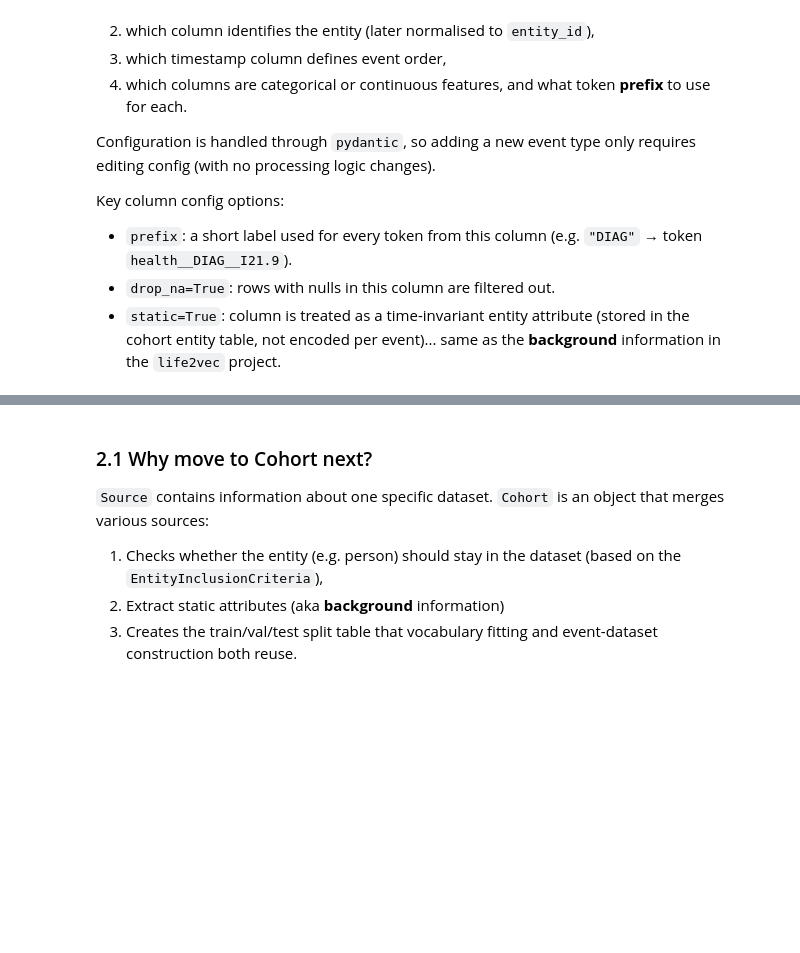
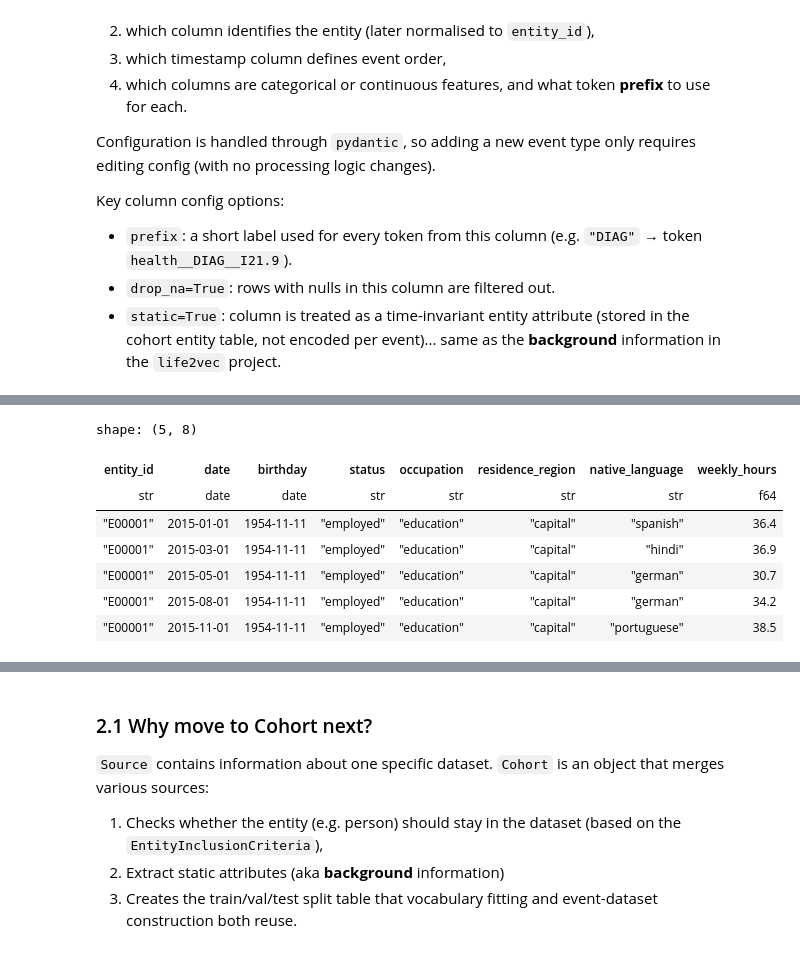
Before and after one commit to carlomarxdk/tab2seq, a Jupyter notebook: examples/synthetic_source.ipynb, the cells around one changed output, grey strips where cells are left out. Saved outputs shown, nothing was run; the diff lists cells and outputs as text; code cells hidden in the pictures; blank space fills up the shorter version.

Commit message:
Support for the full static sources (#10)

```diff
--- a/examples/synthetic_source.ipynb
+++ b/examples/synthetic_source.ipynb
@@ -120,3 +157,14 @@ print("Number of unique IDs:", len(source_L.get_entity_ids()))
+# %%
+source_L.read_all().head()
+# %% [output]
+shape: (5, 8)
+| entity_id | date | birthday | status | occupation | residence_region | native_language | weekly_hours |
+| str | date | date | str | str | str | str | f64 |
+| "E00001" | 2015-01-01 | 1954-11-11 | "employed" | "education" | "capital" | "spanish" | 36.4 |
+| "E00001" | 2015-03-01 | 1954-11-11 | "employed" | "education" | "capital" | "hindi" | 36.9 |
+| "E00001" | 2015-05-01 | 1954-11-11 | "employed" | "education" | "capital" | "german" | 30.7 |
+| "E00001" | 2015-08-01 | 1954-11-11 | "employed" | "education" | "capital" | "german" | 34.2 |
+| "E00001" | 2015-11-01 | 1954-11-11 | "employed" | "education" | "capital" | "portuguese" | 38.5 |
 # %%
 # You can also create a SourceCollection to manage multiple sources together
 collection = SourceCollection(sources=[source_H, source_L])
```
Also changed, not shown: parts of 18 cells of this notebook, 4 other files.
